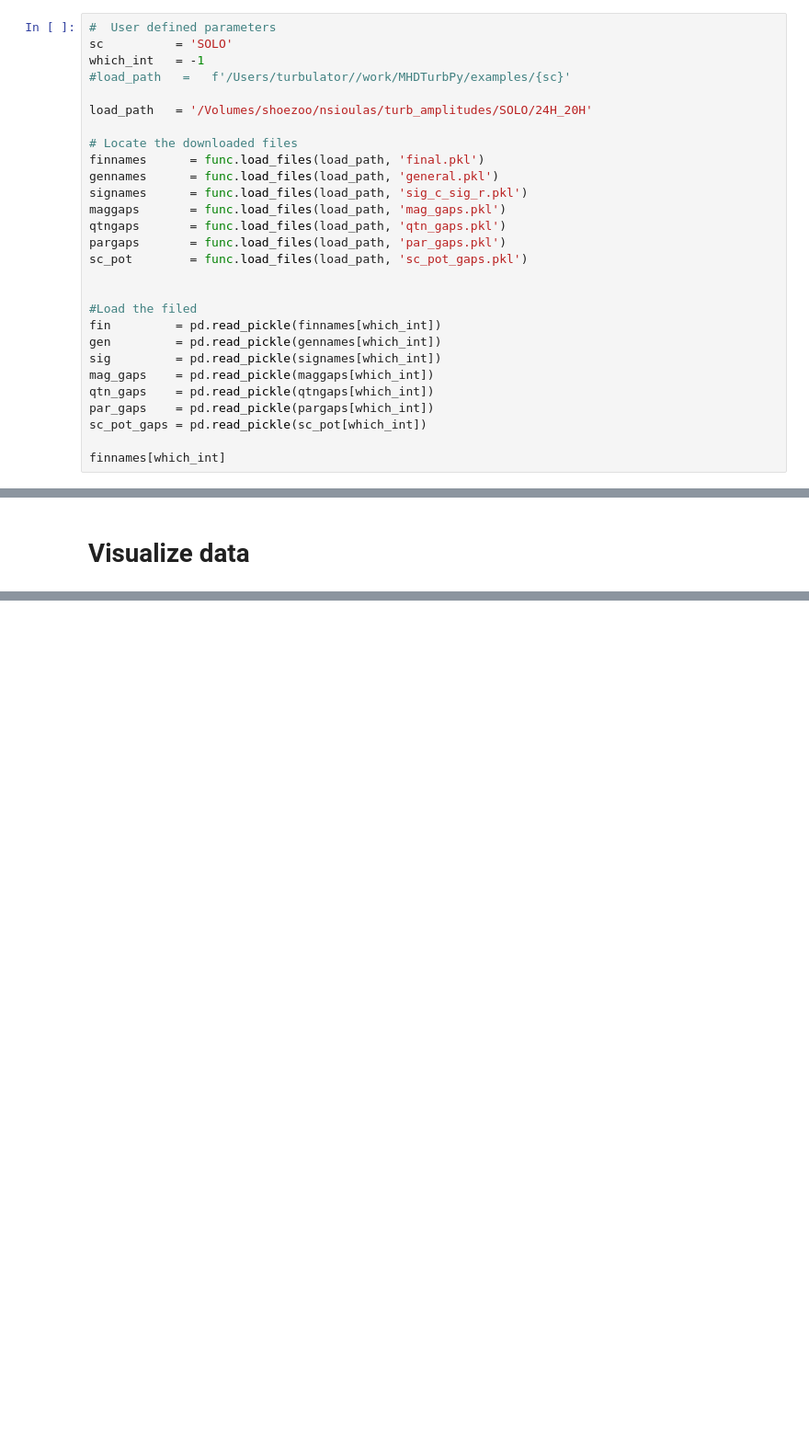
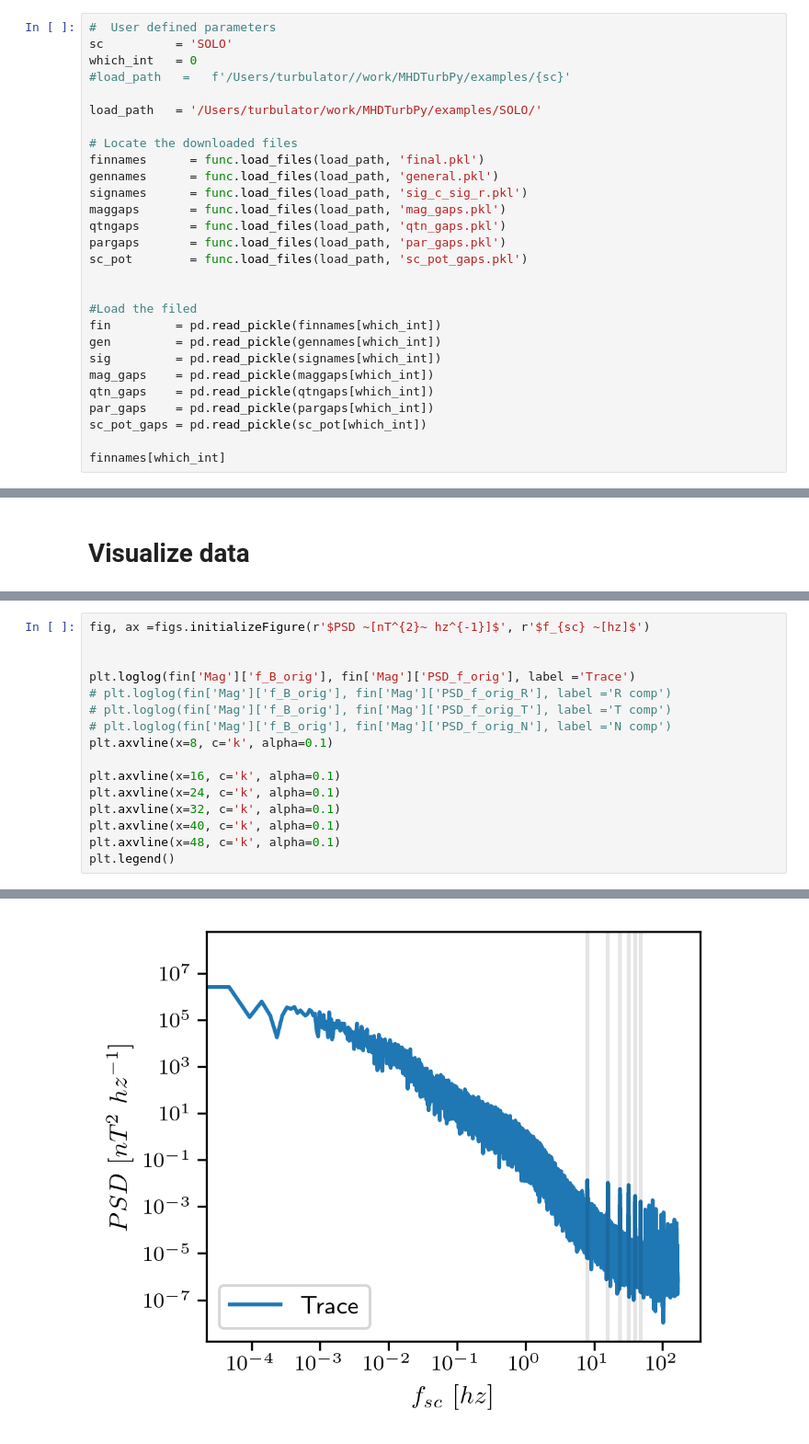
Before and after one commit to nsioulas/MHDTurbPy, a Jupyter notebook: Notebooks_Examples/SOLO.ipynb, the cells around one changed output, grey strips where cells are left out. Shown at 92% size. Drawn from its saved outputs; the diff is of its cells as text; blank space fills up the shorter version.

```diff
--- a/Notebooks_Examples/SOLO.ipynb
+++ b/Notebooks_Examples/SOLO.ipynb
@@ -268,10 +617,10 @@ GOT HERE!!
 # %%
 #  User defined parameters
 sc          = 'SOLO'
-which_int   = -1
+which_int   = 0
 #load_path   =   f'/Users/turbulator//work/MHDTurbPy/examples/{sc}'
 
-load_path   = '/Volumes/shoezoo/nsioulas/turb_amplitudes/SOLO/24H_20H'
+load_path   = '/Users/turbulator/work/MHDTurbPy/examples/SOLO/'
 
 # Locate the downloaded files
 finnames      = func.load_files(load_path, 'final.pkl')
@@ -339,0 +682,17 @@ figs.visualize_downloaded_intervals(
+# %%
+fig, ax =figs.initializeFigure(r'$PSD ~[nT^{2}~ hz^{-1}]$', r'$f_{sc} ~[hz]$')
+
+
+plt.loglog(fin['Mag']['f_B_orig'], fin['Mag']['PSD_f_orig'], label ='Trace')
+# plt.loglog(fin['Mag']['f_B_orig'], fin['Mag']['PSD_f_orig_R'], label ='R comp')
+# plt.loglog(fin['Mag']['f_B_orig'], fin['Mag']['PSD_f_orig_T'], label ='T comp')
+# plt.loglog(fin['Mag']['f_B_orig'], fin['Mag']['PSD_f_orig_N'], label ='N comp')
+plt.axvline(x=8, c='k', alpha=0.1)
+
+plt.axvline(x=16, c='k', alpha=0.1)
+plt.axvline(x=24, c='k', alpha=0.1)
+plt.axvline(x=32, c='k', alpha=0.1)
+plt.axvline(x=40, c='k', alpha=0.1)
+plt.axvline(x=48, c='k', alpha=0.1)
+plt.legend()
+# %% [output]
@@ -339,0 +700 @@ figs.visualize_downloaded_intervals(
+[figure, added]
```
Also changed, not shown: parts of 18 cells of this notebook, 19 other files.
